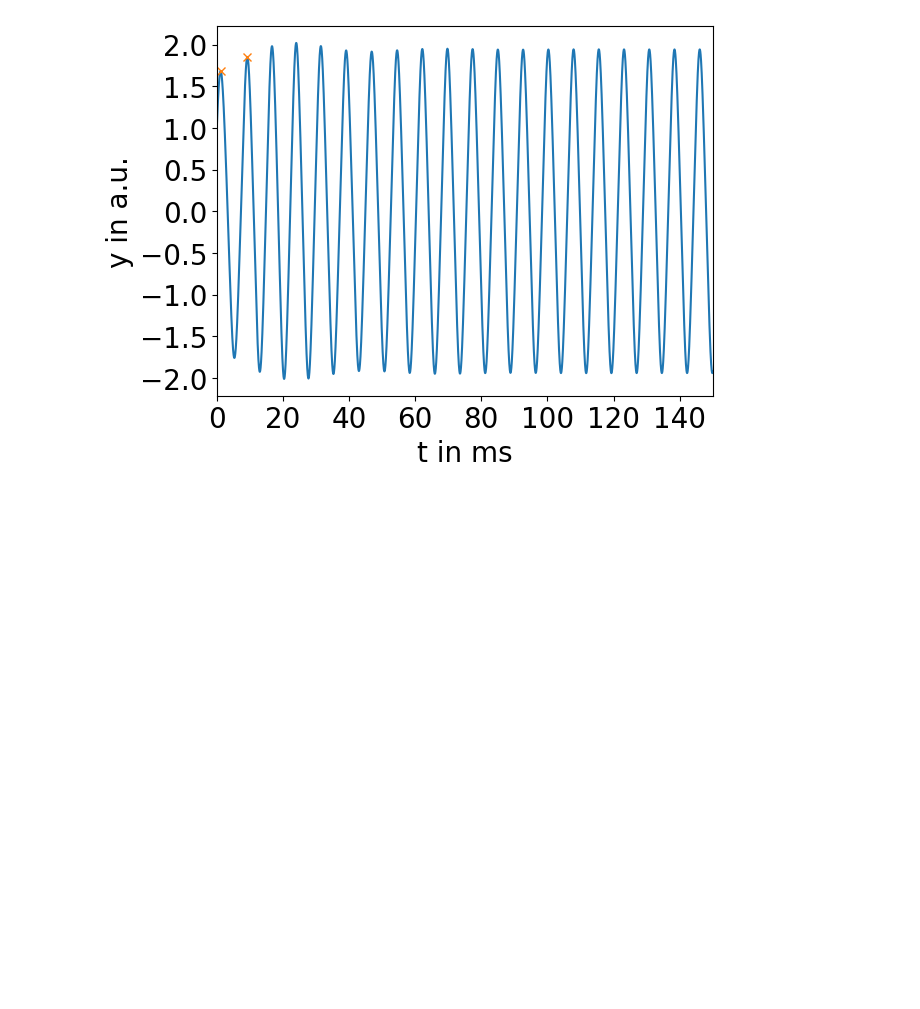
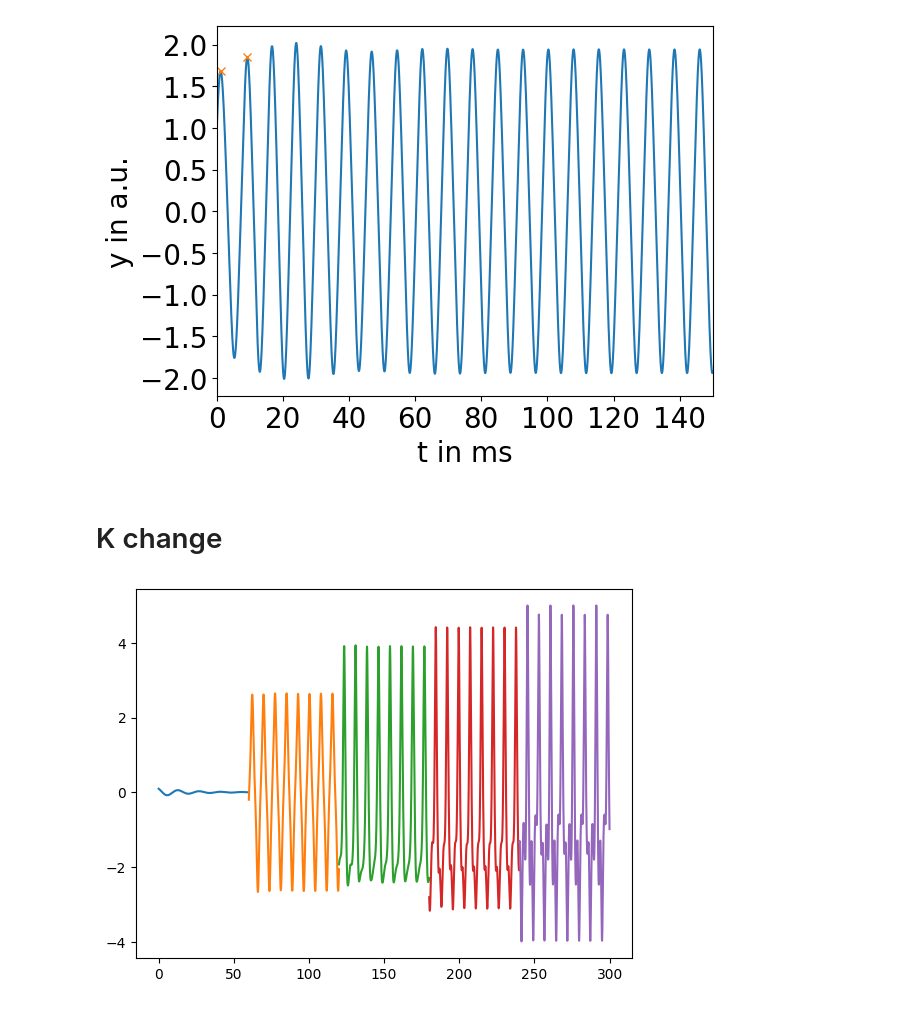
Before and after one commit to huyenanh-nguyen/Vocalization, a Jupyter notebook: Onesidecoupling/simulation.ipynb, the cells around one changed output. Cells and saved outputs as stored; diff of their text form; code cells hidden in the pictures; blank space fills up the shorter version.

```diff
--- a/Onesidecoupling/simulation.ipynb
+++ b/Onesidecoupling/simulation.ipynb
@@ -211,3 +205,39 @@ plt.show()
 # %% [output]
 [117 924] {'peak_heights': array([1.68230872, 1.85188057])}
 [figure]
+# %% [markdown]
+# K change
+# %%
+t_step = 0.01
+t_last = 250 # 50h -> 1 point represent 1h
+t = np.arange(0, 300, t_step)
+keep = int(t_last / t_step)
+k = [0.1, 2.5, 3.0, 4.0, 5.0]
+
+new_t = [t[z * int(t.shape[0]/len(k)): (z +1) *int(t.shape[0]/len(k))] for z in range(len(k))]
+
+
+gamma = 0.1
+mu = 2.0 # realistic mu value, because the vocal foldds doesnt oscillate sinousidal
+beta = 0.3
+alpha = 0.2
+# %%
+amplitudes_up = []
+
+x = 1
+y = 1
+p = 1
+q = 1
+par0 = x,y,p,q
+
+
+for i in range(len(k)):
+
+    sol = OnesidedCoupling(par0, new_t[i], keep, i, mu, gamma, alpha, beta).duffvdpsolver()
+    par0 = sol[-1]
+    amplitudes = OnesidedCoupling(par0, new_t[i], keep, i, mu, gamma, alpha, beta).y_solv()
+    plt.plot(new_t[i], amplitudes)
+
+plt.show()
+# %% [output]
+[figure, added]
```
Also changed, not shown: parts of 7 cells of this notebook, 4 other files.
